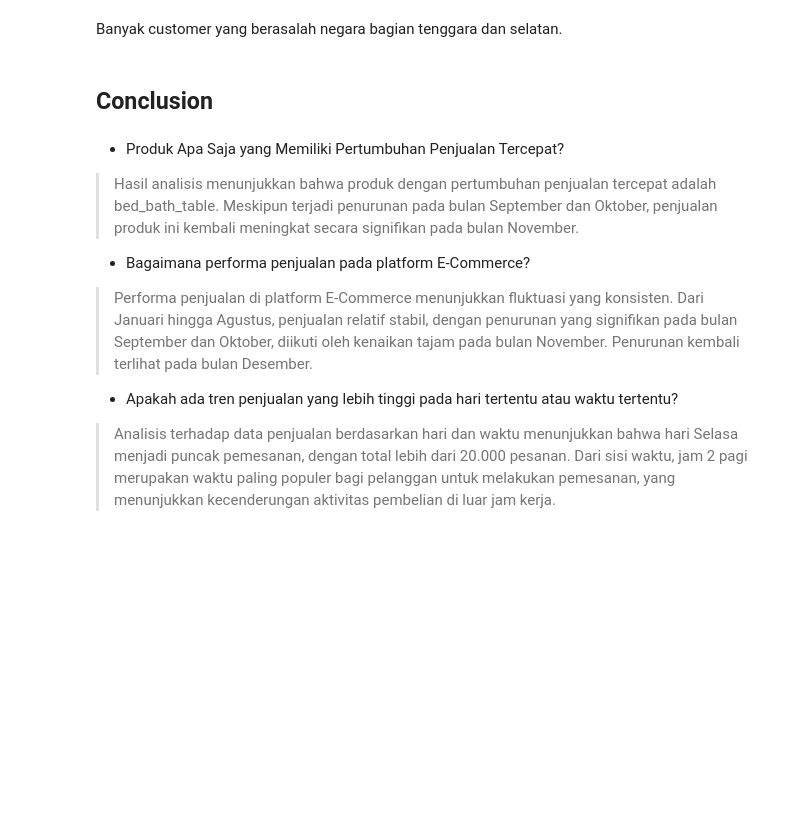
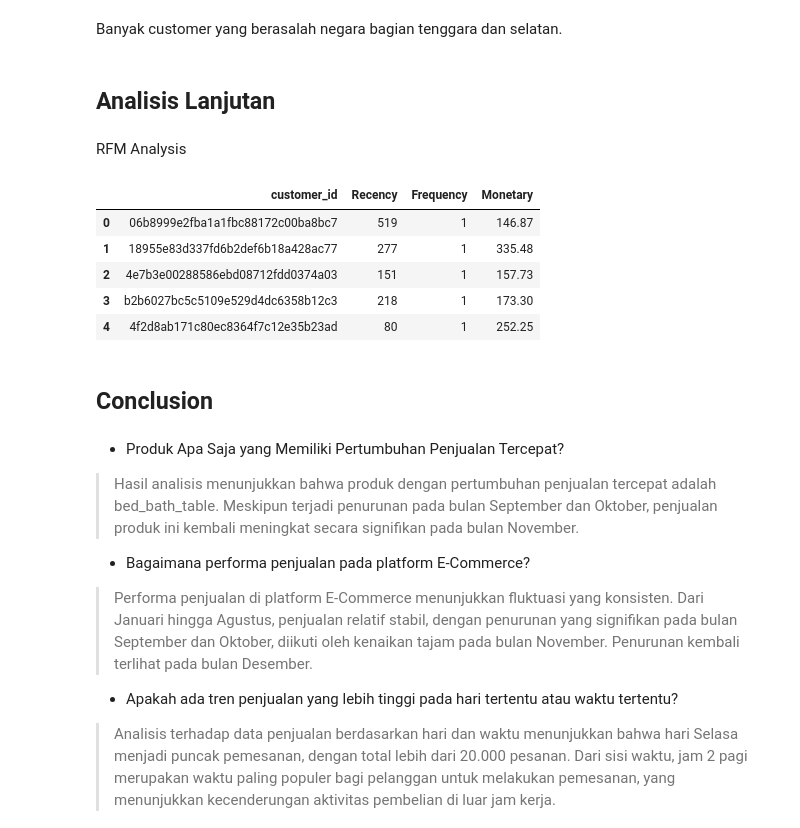
Before and after one commit to WAndalaluna/-Belajar-Data-Analisis-dengan-Python--Dicoding, a Jupyter notebook: notebook.ipynb, the cells around one changed output. Saved outputs shown, nothing was run; the diff lists cells and outputs as text; code cells hidden in the pictures; blank space fills up the shorter version.

```diff
--- a/notebook.ipynb
+++ b/notebook.ipynb
@@ -528,5 +1278,31 @@ plot_brazil_map(customers_silver.drop_duplicates(subset='customer_unique_id'))
 # %% [markdown]
 Banyak customer yang berasalah negara bagian tenggara dan selatan.
+# %% [markdown]
+## Analisis Lanjutan
+# %% [markdown]
+RFM Analysis
+# %%
+cust_orders_df = pd.merge(
+    left=cust_orders_df,
+    right=order_payrev_df[['order_id', 'payment_value']],
+    how='left',
+    on='order_id'
+)
+# %%
+# Membuat kolom baru untuk RFM analysis
+cust_orders_df['Recency'] = (cust_orders_df['order_purchase_timestamp'].max() - cust_orders_df['order_purchase_timestamp']).dt.days
+cust_orders_df['Frequency'] = cust_orders_df.groupby('customer_id')['order_id'].transform('count')
+cust_orders_df['Monetary'] = cust_orders_df.groupby('customer_id')['payment_value'].transform('sum')
+
+# Menampilkan hasil RFM
+cust_orders_df[['customer_id', 'Recency', 'Frequency', 'Monetary']].drop_duplicates().head()
+# %% [output]
+|  | customer_id | Recency | Frequency | Monetary |
+| 0 | 06b8999e2fba1a1fbc88172c00ba8bc7 | 519 | 1 | 146.87 |
+| 1 | 18955e83d337fd6b2def6b18a428ac77 | 277 | 1 | 335.48 |
+| 2 | 4e7b3e00288586ebd08712fdd0374a03 | 151 | 1 | 157.73 |
+| 3 | b2b6027bc5c5109e529d4dc6358b12c3 | 218 | 1 | 173.30 |
+| 4 | 4f2d8ab171c80ec8364f7c12e35b23ad | 80 | 1 | 252.25 |
 # %% [markdown]
 ## Conclusion
 # %% [markdown]
```
Also changed, not shown: parts of 74 cells of this notebook, 13 other files.
